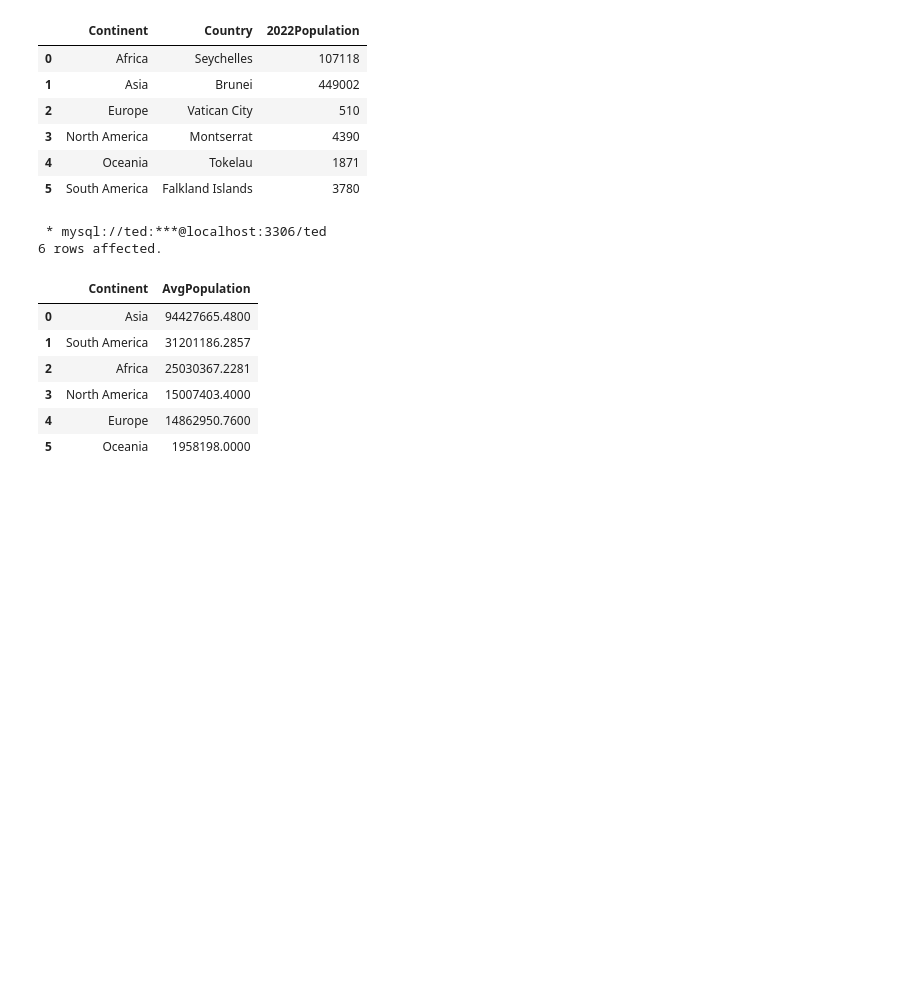
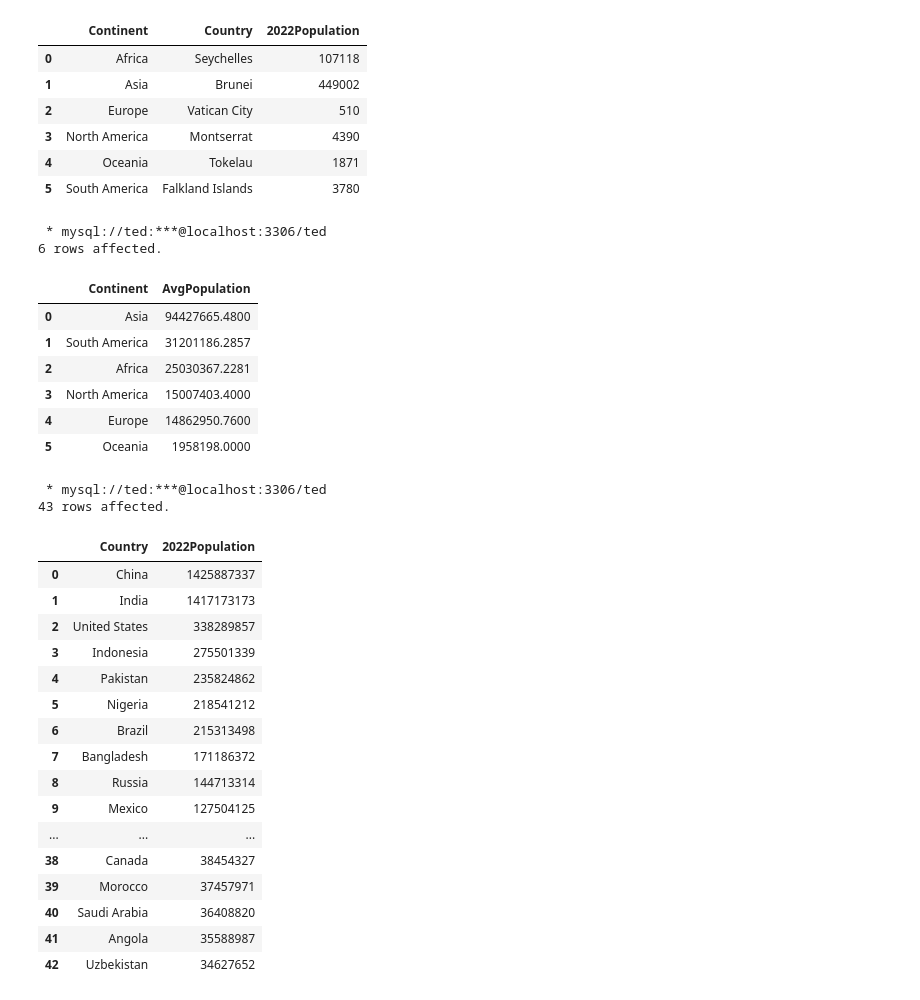
Before and after one commit to Murega14/WorldPopulation, a Jupyter notebook: Worldpopulation.ipynb, the cells around one changed output. Drawn from its saved outputs; the diff is of its cells as text; code cells hidden in the pictures; blank space fills up the shorter version.

```diff
--- a/Worldpopulation.ipynb
+++ b/Worldpopulation.ipynb
@@ -281,3 +281,30 @@ ORDER BY AvgPopulation DESC;
 | 3 | North America | 15007403.4000 |
 | 4 | Europe | 14862950.7600 |
 | 5 | Oceania | 1958198.0000 |
+# %%
+%%sql
+#showing countries with a population greater than the population average
+SELECT DISTINCT Country, 2022Population
+FROM population
+WHERE 2022Population > (SELECT AVG(2022Population) FROM population)
+ORDER BY 2022Population DESC;
+# %% [output]
+ * mysql://ted:***@localhost:3306/ted
+43 rows affected.
+|  | Country | 2022Population |
+| 0 | China | 1425887337 |
+| 1 | India | 1417173173 |
+| 2 | United States | 338289857 |
+| 3 | Indonesia | 275501339 |
+| 4 | Pakistan | 235824862 |
+| 5 | Nigeria | 218541212 |
+| 6 | Brazil | 215313498 |
+| 7 | Bangladesh | 171186372 |
+| 8 | Russia | 144713314 |
+| 9 | Mexico | 127504125 |
+| ... | ... | ... |
+| 38 | Canada | 38454327 |
+| 39 | Morocco | 37457971 |
+| 40 | Saudi Arabia | 36408820 |
+| 41 | Angola | 35588987 |
+| 42 | Uzbekistan | 34627652 |
```
